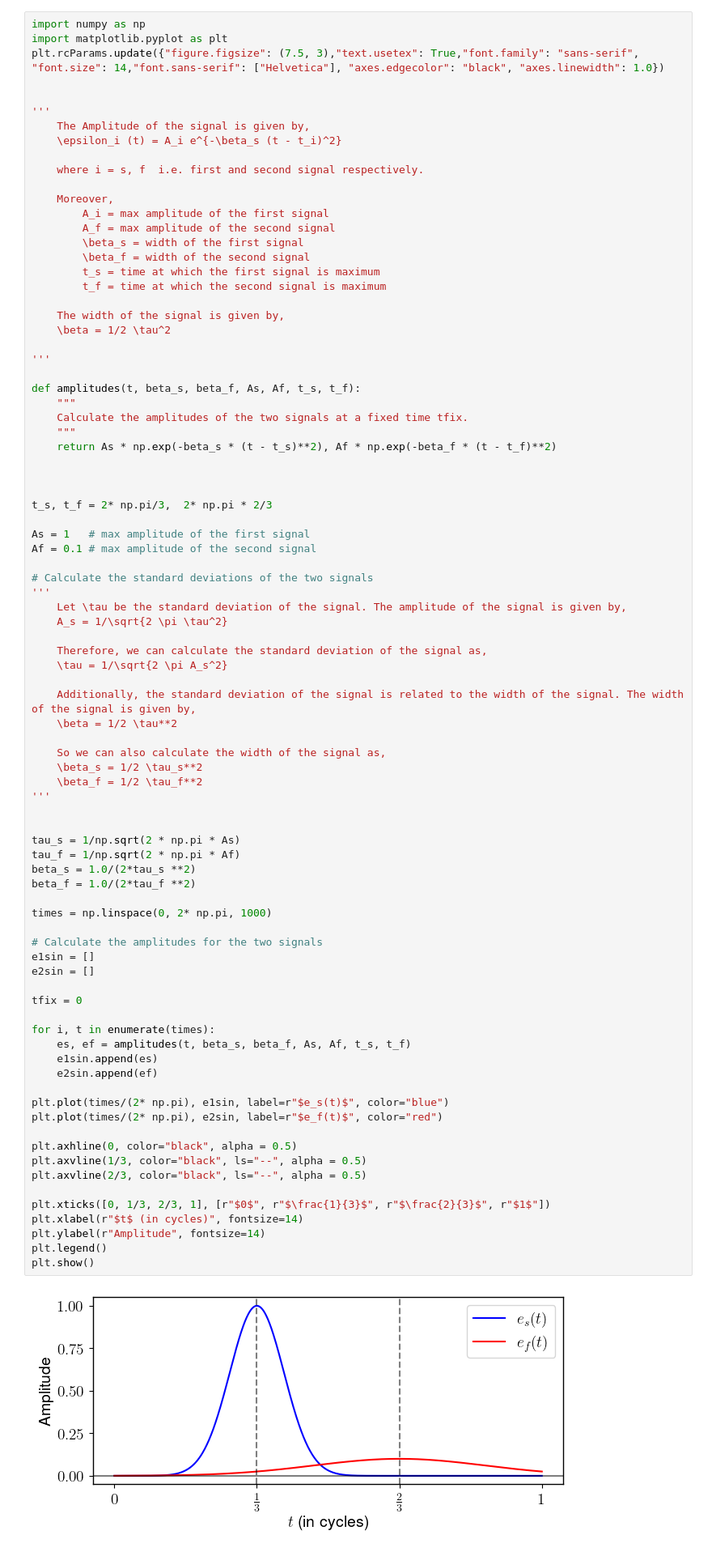
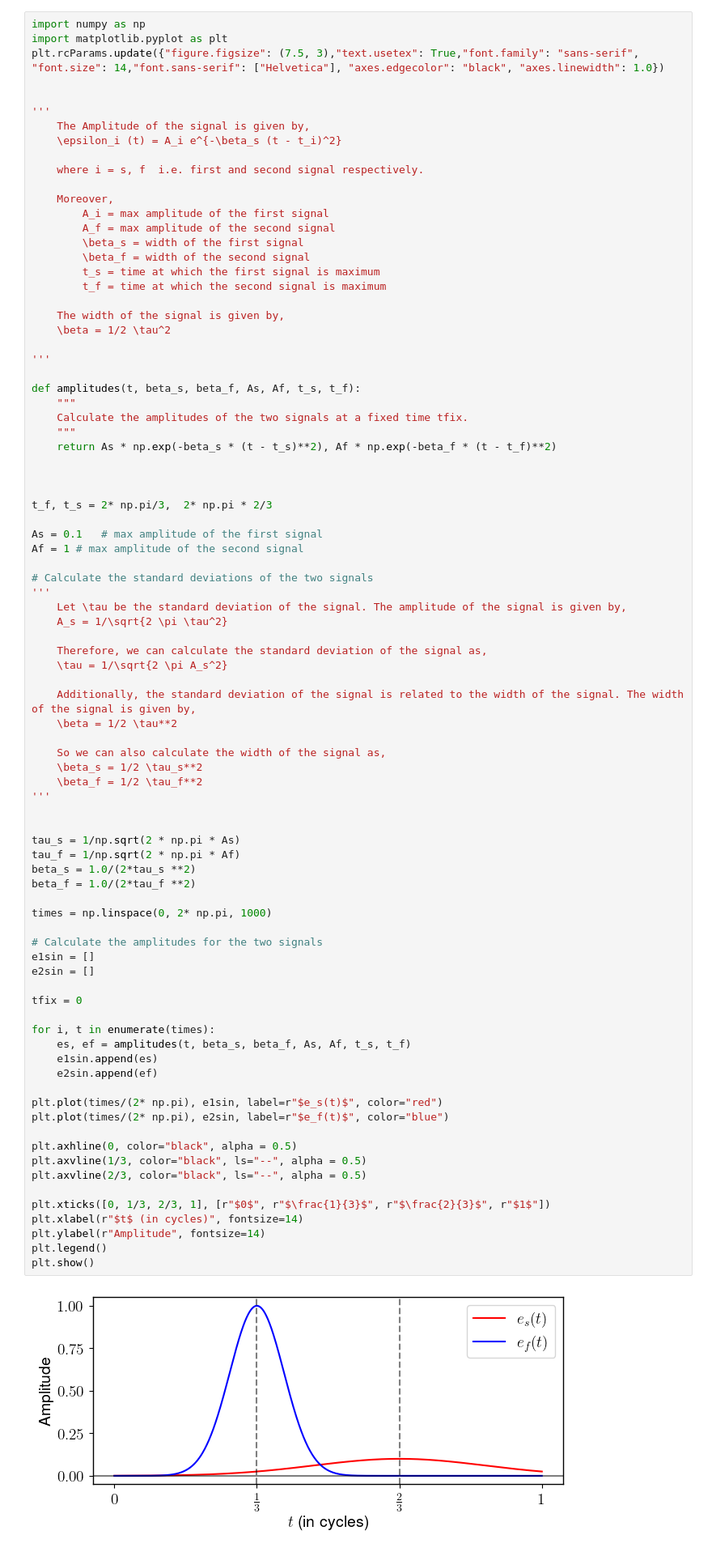
Before and after one commit to rahmahi/DMBL-Engine, a Jupyter notebook: code_STIRAP_DMBL_Engine/stirap_pulse.ipynb, the cells around one changed output. Shown: that part at 81% size. Drawn from its saved outputs; the diff is of its cells as text.

```diff
--- a/code_STIRAP_DMBL_Engine/stirap_pulse.ipynb
+++ b/code_STIRAP_DMBL_Engine/stirap_pulse.ipynb
@@ -77,10 +77,10 @@ def amplitudes(t, beta_s, beta_f, As, Af, t_s, t_f):
 
 
 
-t_s, t_f = 2* np.pi/3,  2* np.pi * 2/3
+t_f, t_s = 2* np.pi/3,  2* np.pi * 2/3
 
-As = 1   # max amplitude of the first signal
-Af = 0.1 # max amplitude of the second signal
+As = 0.1   # max amplitude of the first signal
+Af = 1 # max amplitude of the second signal
 
 # Calculate the standard deviations of the two signals
 '''
@@ -101,36 +101,36 @@ Af = 0.1 # max amplitude of the second signal
 
 tau_s = 1/np.sqrt(2 * np.pi * As)
 tau_f = 1/np.sqrt(2 * np.pi * Af)
 beta_s = 1.0/(2*tau_s **2)
 beta_f = 1.0/(2*tau_f **2)
 
 times = np.linspace(0, 2* np.pi, 1000)
 
 # Calculate the amplitudes for the two signals
 e1sin = []
 e2sin = []
 
 tfix = 0
 
 for i, t in enumerate(times):
     es, ef = amplitudes(t, beta_s, beta_f, As, Af, t_s, t_f)
     e1sin.append(es)
     e2sin.append(ef)
 
-plt.plot(times/(2* np.pi), e1sin, label=r"$e_s(t)$", color="blue")
-plt.plot(times/(2* np.pi), e2sin, label=r"$e_f(t)$", color="red")
+plt.plot(times/(2* np.pi), e1sin, label=r"$e_s(t)$", color="red")
+plt.plot(times/(2* np.pi), e2sin, label=r"$e_f(t)$", color="blue")
 
 plt.axhline(0, color="black", alpha = 0.5)
 plt.axvline(1/3, color="black", ls="--", alpha = 0.5)
 plt.axvline(2/3, color="black", ls="--", alpha = 0.5)
 
 plt.xticks([0, 1/3, 2/3, 1], [r"$0$", r"$\frac{1}{3}$", r"$\frac{2}{3}$", r"$1$"])
 plt.xlabel(r"$t$ (in cycles)", fontsize=14)
 plt.ylabel(r"Amplitude", fontsize=14)
 plt.legend()
 plt.show()
 # %% [output]
-[figure, old version]
+[figure, new version]
 # %% [markdown]
 ## STIRAP Pulse with sinusoidal envelope
 # %%
```
Also changed, not shown: parts of 4 cells of this notebook.
